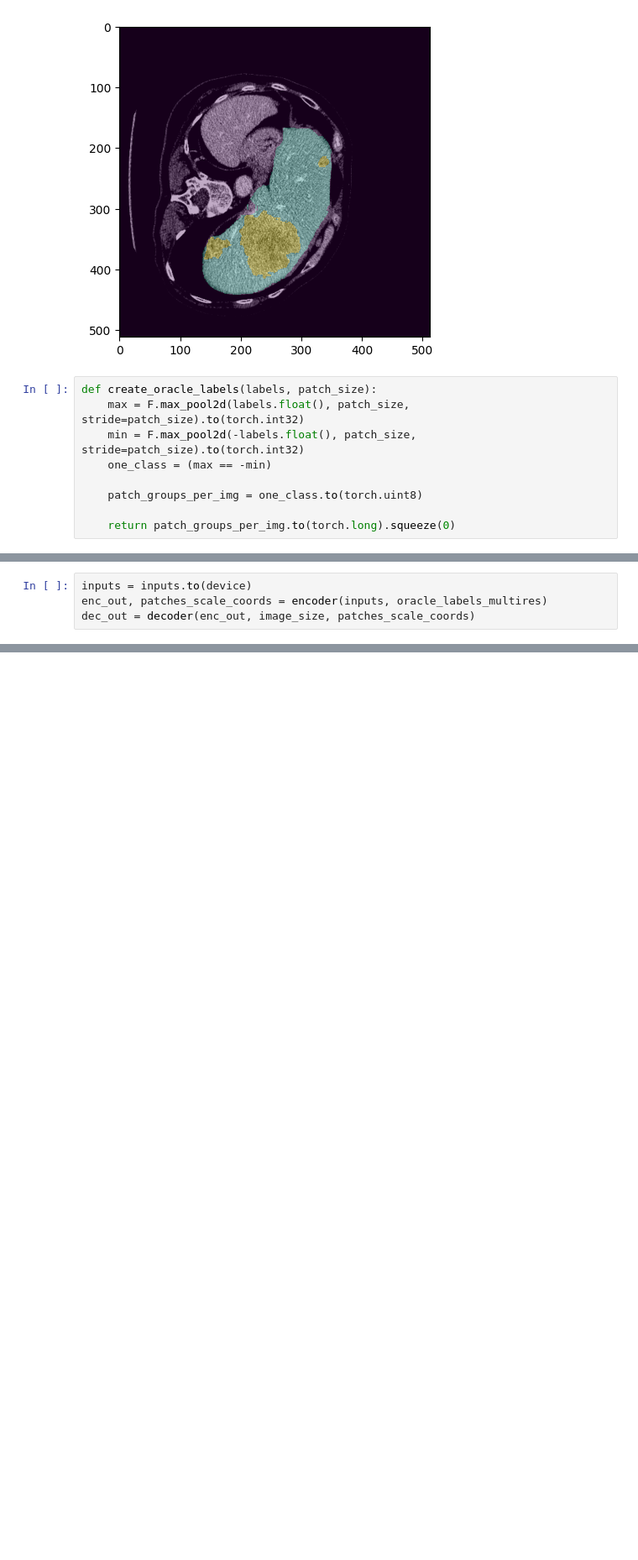
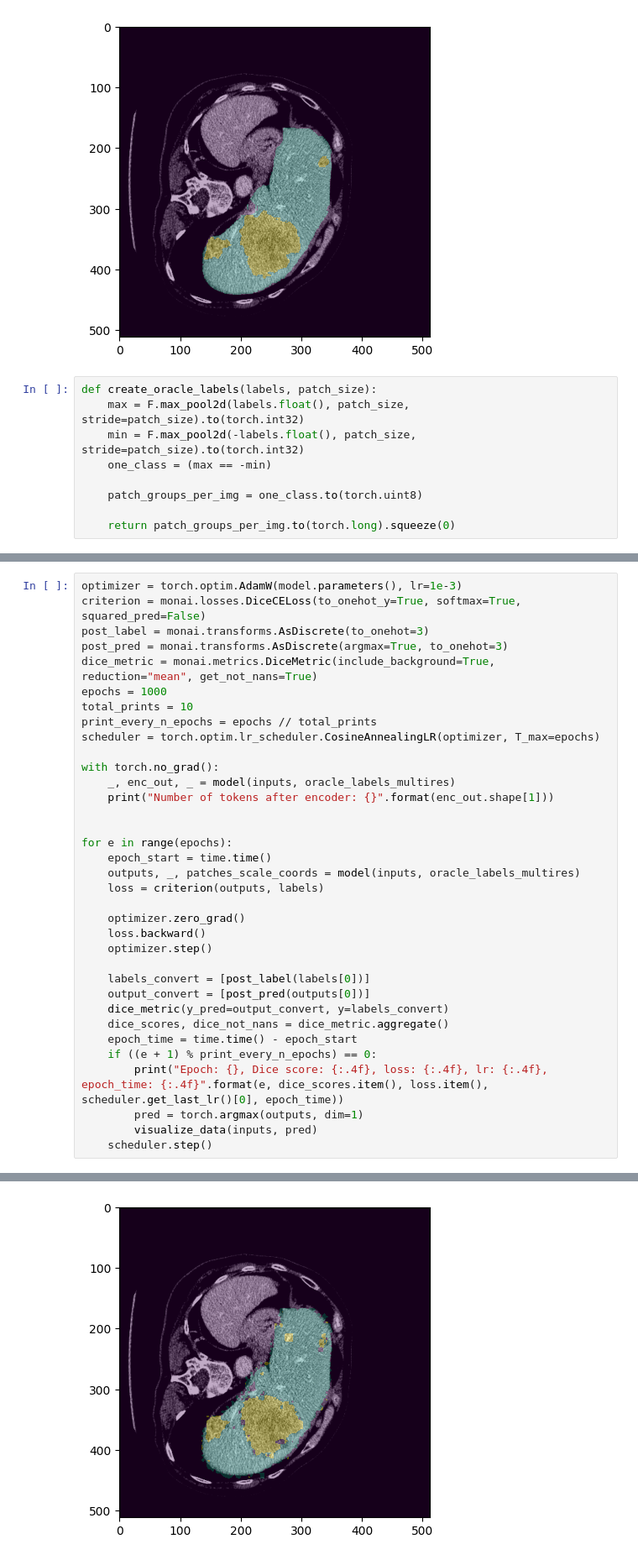
Before and after one commit to Eiphodos/CandidateNet, a Jupyter notebook: CandidateNetworkOracle.ipynb, the cells around one changed output, grey strips where cells are left out. Shown at 84% size. Drawn from its saved outputs; the diff is of its cells as text; blank space fills up the shorter version.

```diff
--- a/CandidateNetworkOracle.ipynb
+++ b/CandidateNetworkOracle.ipynb
@@ -129,5 +132,36 @@ decoder = decoder.to(device)
 # %%
-inputs = inputs.to(device)
-enc_out, patches_scale_coords = encoder(inputs, oracle_labels_multires)
-dec_out = decoder(enc_out, image_size, patches_scale_coords)
+optimizer = torch.optim.AdamW(model.parameters(), lr=1e-3)
+criterion = monai.losses.DiceCELoss(to_onehot_y=True, softmax=True, squared_pred=False)
+post_label = monai.transforms.AsDiscrete(to_onehot=3)
+post_pred = monai.transforms.AsDiscrete(argmax=True, to_onehot=3)
+dice_metric = monai.metrics.DiceMetric(include_background=True, reduction="mean", get_not_nans=True)
+epochs = 1000
+total_prints = 10
+print_every_n_epochs = epochs // total_prints
+scheduler = torch.optim.lr_scheduler.CosineAnnealingLR(optimizer, T_max=epochs)
+
+with torch.no_grad():
+    _, enc_out, _ = model(inputs, oracle_labels_multires)
+    print("Number of tokens after encoder: {}".format(enc_out.shape[1]))
+
+
+for e in range(epochs):
+    epoch_start = time.time()
+    outputs, _, patches_scale_coords = model(inputs, oracle_labels_multires)
+    loss = criterion(outputs, labels)
+
+    optimizer.zero_grad()
+    loss.backward()
+    optimizer.step()
+
+    labels_convert = [post_label(labels[0])]
+    output_convert = [post_pred(outputs[0])]
+    dice_metric(y_pred=output_convert, y=labels_convert)
+    dice_scores, dice_not_nans = dice_metric.aggregate()
+    epoch_time = time.time() - epoch_start
+    if ((e + 1) % print_every_n_epochs) == 0:
+        print("Epoch: {}, Dice score: {:.4f}, loss: {:.4f}, lr: {:.4f}, epoch_time: {:.4f}".format(e, dice_scores.item(), loss.item(), scheduler.get_last_lr()[0], epoch_time))
+        pred = torch.argmax(outputs, dim=1)
+        visualize_data(inputs, pred)
+    scheduler.step()
 # %% [output]
@@ -153,0 +179 @@ Current number of tokens at scale 4 in layer 4: 716
+[figure, added]
```
Also changed, not shown: parts of 7 cells of this notebook, 8 other files.
